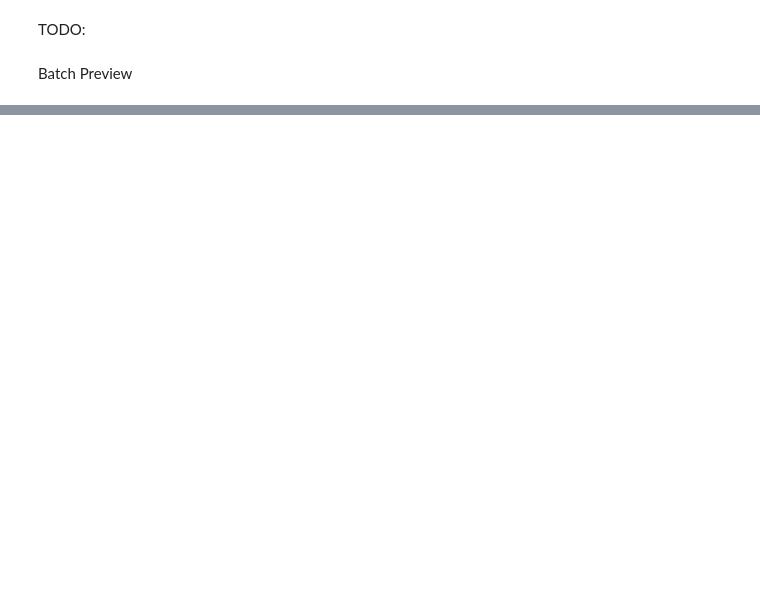
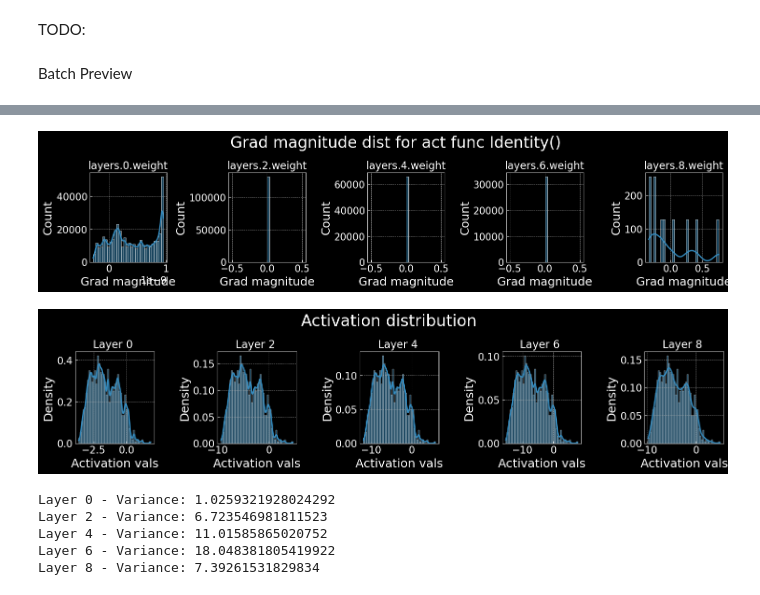
Before and after one commit to TimS-ml/My-ML, a Jupyter notebook: boring_draft/t4-1-optm.ipynb, the cells around one changed output, grey strips where cells are left out. Cells and saved outputs as stored; diff of their text form; code cells hidden in the pictures; blank space fills up the shorter version.

```diff
--- a/boring_draft/t4-1-optm.ipynb
+++ b/boring_draft/t4-1-optm.ipynb
@@ -108,3 +297,31 @@ Define some utils
+# %%
+class BaseNN(nn.Module):
+    def __init__(self, act_fn, input_size=784, hidden_sizes=[512, 256, 256, 128], num_classes=10):
+        super().__init__()
+
+        self.act_fn = act_fn
+        self.input_size = input_size
+        self.hidden_sizes = hidden_sizes
+        self.num_classes = num_classes
+
+        # Create the network based on the specified hidden sizes
+        layers = []
+        layer_sizes = [input_size] + hidden_sizes
+        for layer_index in range(1, len(layer_sizes)):
+            layers += [
+                nn.Linear(layer_sizes[layer_index-1],
+                          layer_sizes[layer_index]),
+                self.act_fn
+                ]
+        layers += [nn.Linear(layer_sizes[-1], num_classes)]
+        self.layers = nn.Sequential(*layers)
+
+    def forward(self, x):
+        # reshape img to flat tensor
+        # x = x.view(x.size(0), -1)
+        x = x.view(-1, self.input_size)
+        x = self.layers(x)
+        return x
 # %%
 _get_file_name = lambda model_path, model_name, extension='.tar': os.path.join(model_path, model_name + extension)
 
@@ -154,0 +380,18 @@ def test_model(net, data_loader):
+# %%
+model = BaseNN(act_fn=Identity()).to(device)
+# %%
+def const_init(model, c=0.0):
+    for name, param in model.named_parameters():
+        param.data.fill_(c)
+
+const_init(model, c=0.005)
+vis_gradients(model)
+vis_activations(model, print_variance=True)
+# %% [output]
+[figure, added]
+[figure, added]
+Layer 0 - Variance: 1.0259321928024292
+Layer 2 - Variance: 6.723546981811523
+Layer 4 - Variance: 11.01585865020752
+Layer 6 - Variance: 18.048381805419922
+Layer 8 - Variance: 7.39261531829834
```
Also changed, not shown: parts of 27 cells of this notebook, 1 other file.
